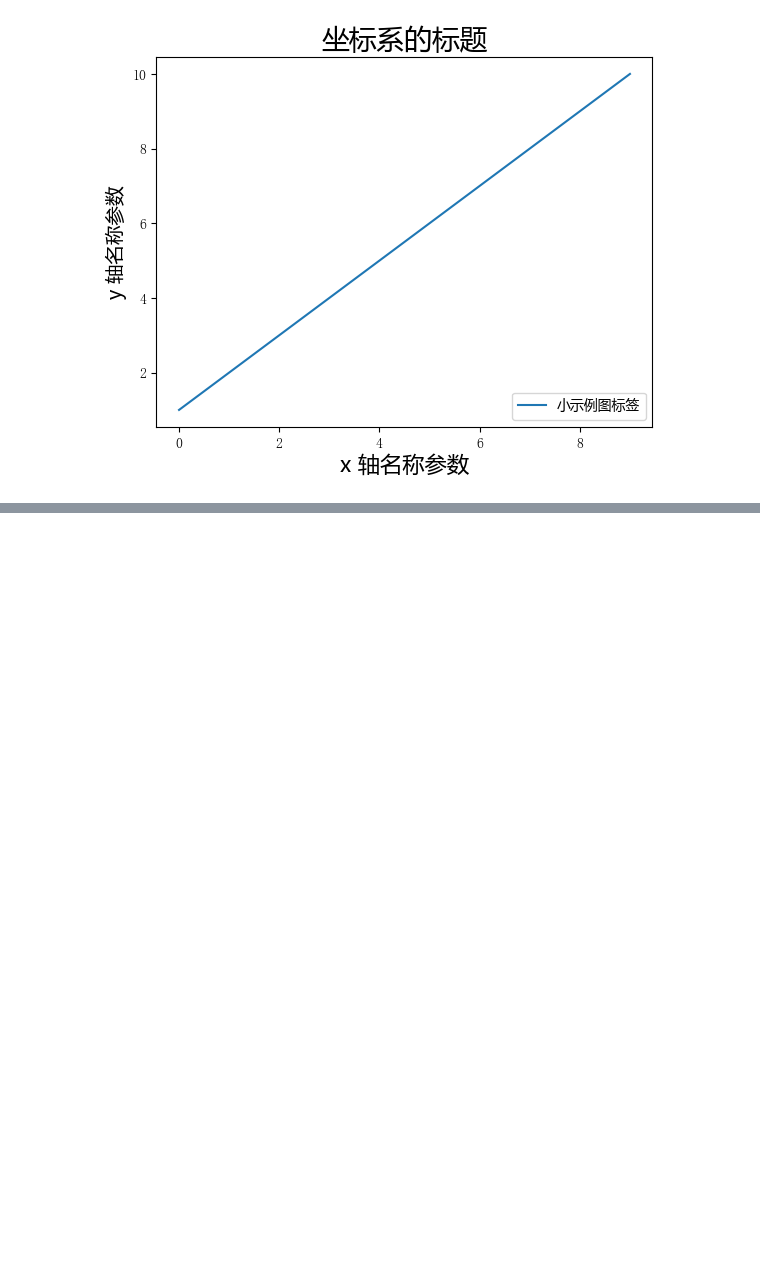
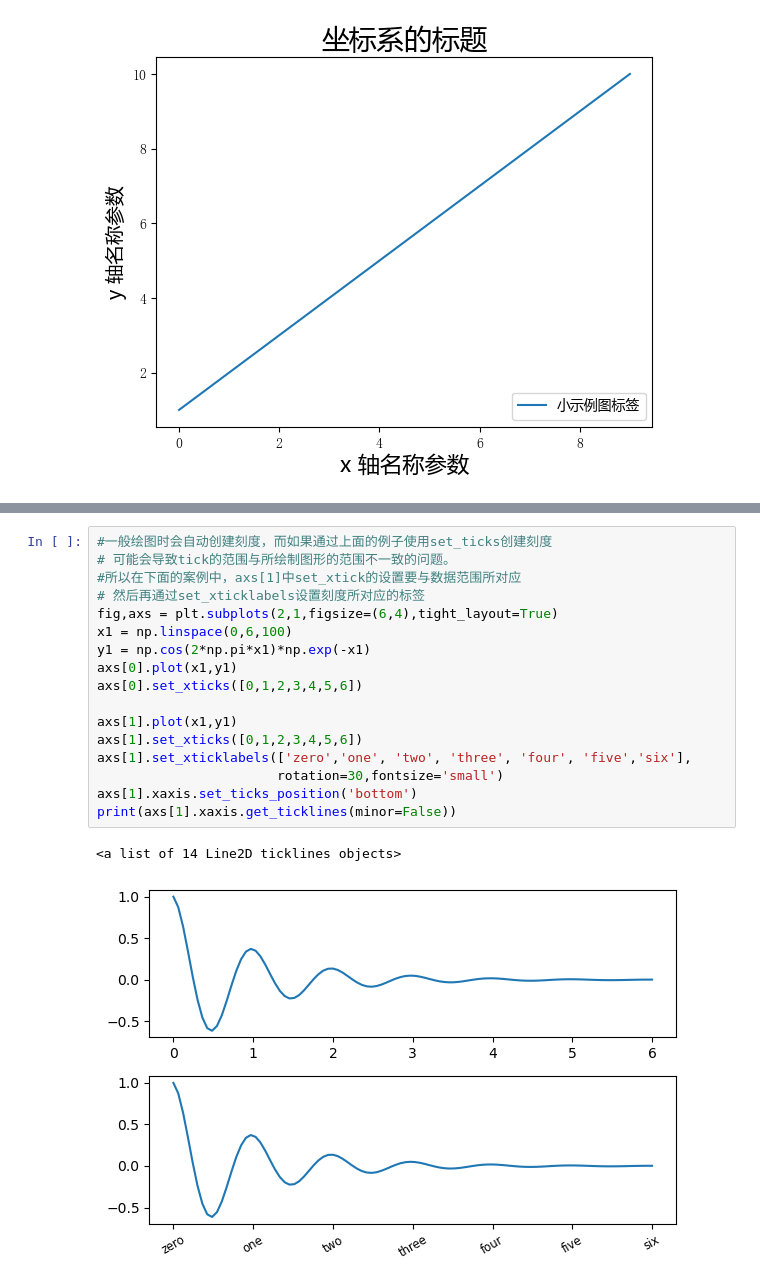
Before and after one commit to GGuo888/fantastic-matplotlib, a Jupyter notebook: practice/day04.ipynb, the cells around one changed output, grey strips where cells are left out. Cells and saved outputs as stored; diff of their text form; blank space fills up the shorter version.

```diff
--- a/practice/day04.ipynb
+++ b/practice/day04.ipynb
@@ -170,0 +201,20 @@ plt.legend(loc='lower right', prop={"family": 'Microsoft YaHei'}, fontsize=10) ;
+# %%
+#一般绘图时会自动创建刻度，而如果通过上面的例子使用set_ticks创建刻度
+# 可能会导致tick的范围与所绘制图形的范围不一致的问题。
+#所以在下面的案例中，axs[1]中set_xtick的设置要与数据范围所对应
+# 然后再通过set_xticklabels设置刻度所对应的标签
+fig,axs = plt.subplots(2,1,figsize=(6,4),tight_layout=True)
+x1 = np.linspace(0,6,100)
+y1 = np.cos(2*np.pi*x1)*np.exp(-x1)
+axs[0].plot(x1,y1)
+axs[0].set_xticks([0,1,2,3,4,5,6])
+
+axs[1].plot(x1,y1)
+axs[1].set_xticks([0,1,2,3,4,5,6])
+axs[1].set_xticklabels(['zero','one', 'two', 'three', 'four', 'five','six'],
+                       rotation=30,fontsize='small')
+axs[1].xaxis.set_ticks_position('bottom')
+print(axs[1].xaxis.get_ticklines(minor=False))
+# %% [output]
+<a list of 14 Line2D ticklines objects>
+[figure, added]
```
Also changed, not shown: parts of 6 cells of this notebook.
